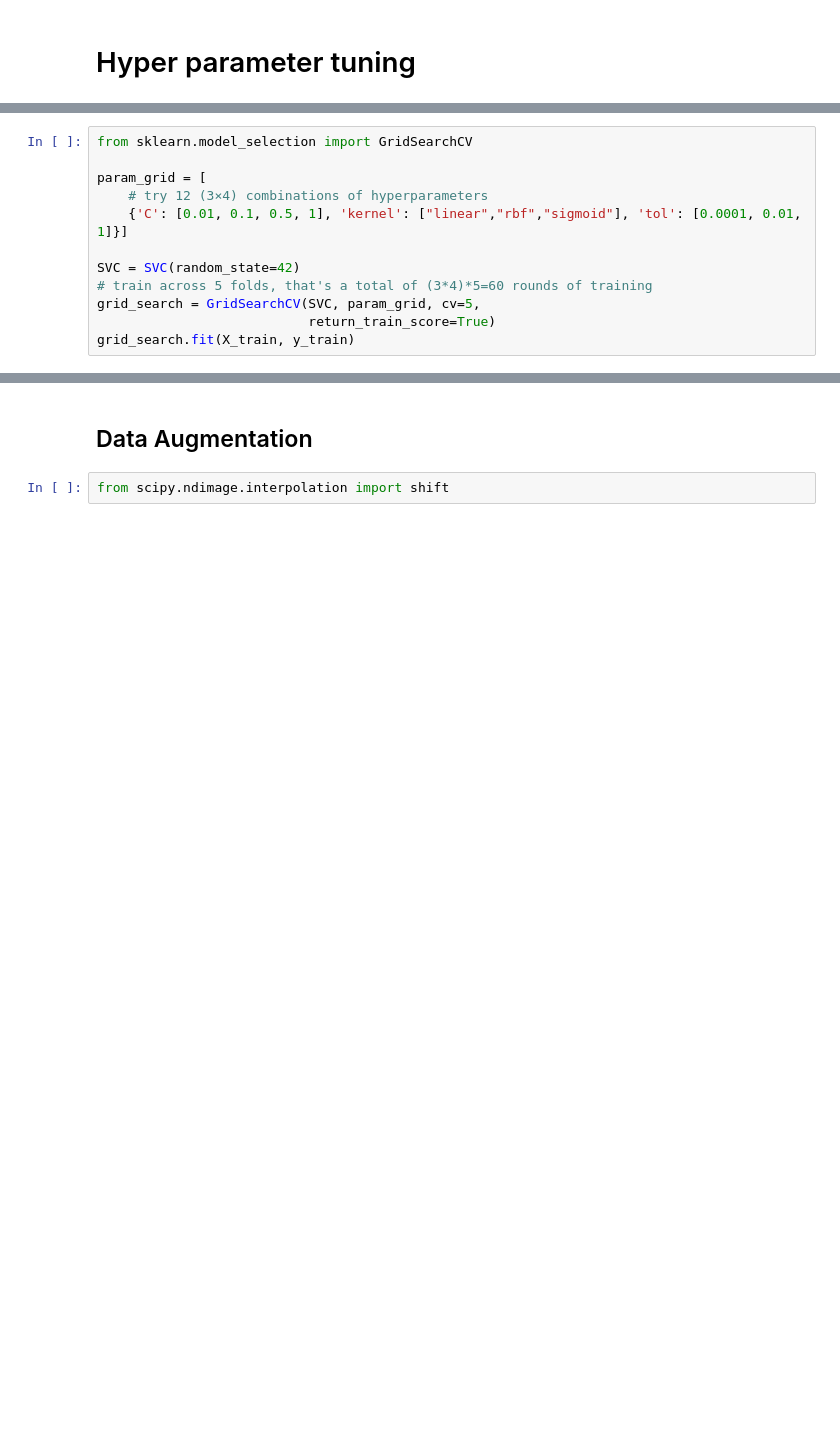
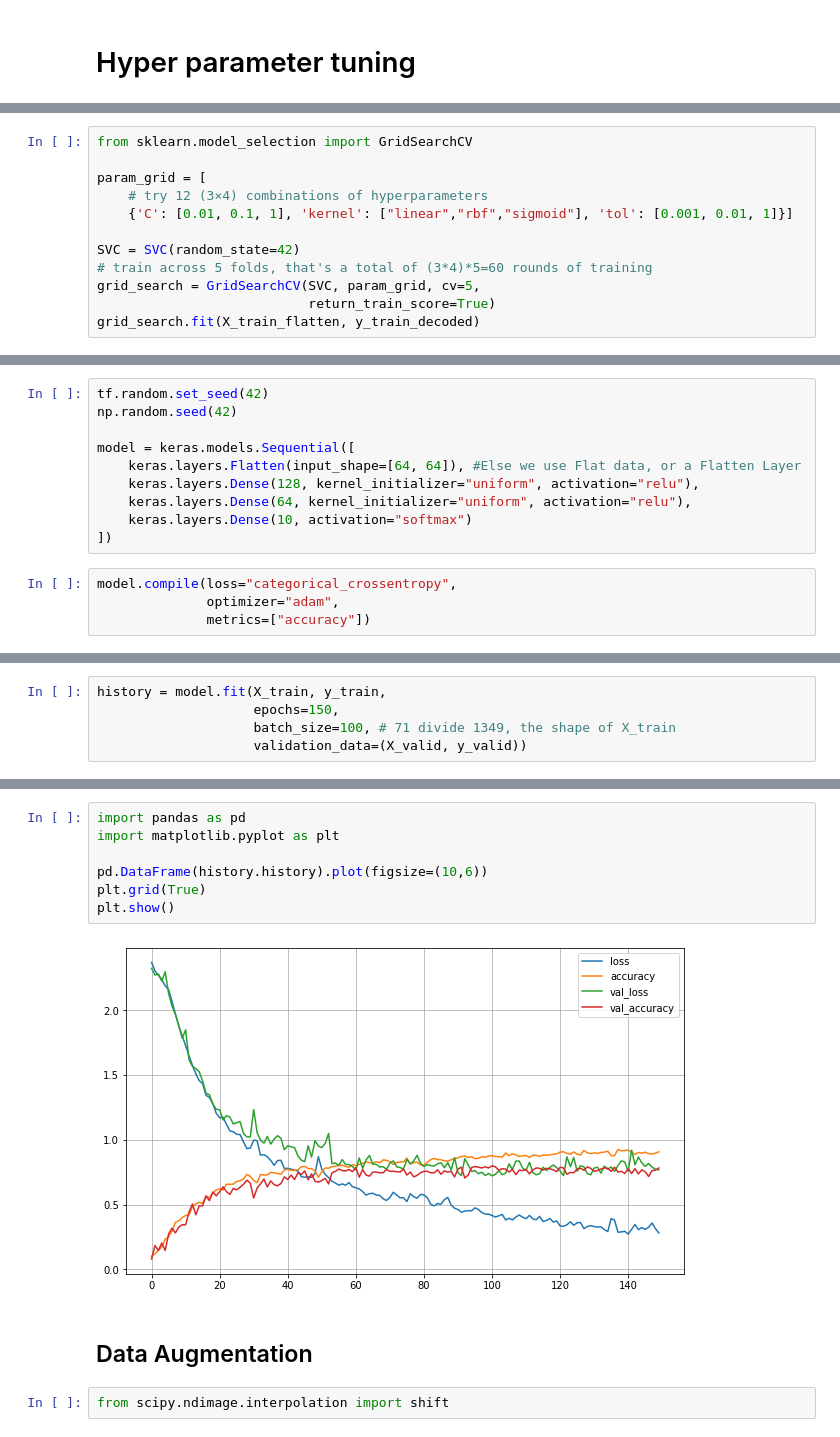
Before and after one commit to Nicolas-Maurer/Sign-language-Digits, a Jupyter notebook: Sign Language Digits Dataset.ipynb, the cells around one changed output, grey strips where cells are left out. Saved outputs shown, nothing was run; the diff lists cells and outputs as text; blank space fills up the shorter version.

```diff
--- a/Sign Language Digits Dataset.ipynb
+++ b/Sign Language Digits Dataset.ipynb
@@ -181,10 +196,10 @@ from sklearn.model_selection import GridSearchCV
 
 param_grid = [
     # try 12 (3×4) combinations of hyperparameters
-    {'C': [0.01, 0.1, 0.5, 1], 'kernel': ["linear","rbf","sigmoid"], 'tol': [0.0001, 0.01, 1]}]
+    {'C': [0.01, 0.1, 1], 'kernel': ["linear","rbf","sigmoid"], 'tol': [0.001, 0.01, 1]}]
 
 SVC = SVC(random_state=42)
 # train across 5 folds, that's a total of (3*4)*5=60 rounds of training
 grid_search = GridSearchCV(SVC, param_grid, cv=5,
                            return_train_score=True)
-grid_search.fit(X_train, y_train)
+grid_search.fit(X_train_flatten, y_train_decoded)
@@ -194,0 +225,14 @@ grid_search.best_score_
+# %%
+tf.random.set_seed(42)
+np.random.seed(42)
+
+model = keras.models.Sequential([
+    keras.layers.Flatten(input_shape=[64, 64]), #Else we use Flat data, or a Flatten Layer
+    keras.layers.Dense(128, kernel_initializer="uniform", activation="relu"),
+    keras.layers.Dense(64, kernel_initializer="uniform", activation="relu"),
+    keras.layers.Dense(10, activation="softmax")
+])
+# %%
+model.compile(loss="categorical_crossentropy",
+              optimizer="adam",
+              metrics=["accuracy"])
@@ -194,0 +262,5 @@ grid_search.best_score_
+# %%
+history = model.fit(X_train, y_train,
+                    epochs=150,
+                    batch_size=100, # 71 divide 1349, the shape of X_train
+                    validation_data=(X_valid, y_valid))
@@ -195,3 +285,12 @@ grid_search.best_score_
+# %%
+import pandas as pd
+import matplotlib.pyplot as plt
+
+pd.DataFrame(history.history).plot(figsize=(10,6))
+plt.grid(True)
+plt.show()
+# %% [output]
+[figure, added]
 # %% [markdown]
 ## Data Augmentation
 # %%
```
Also changed, not shown: parts of 29 cells of this notebook.
